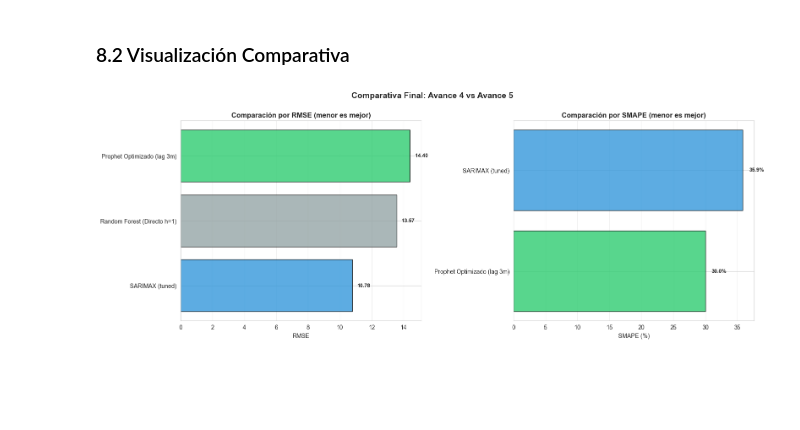
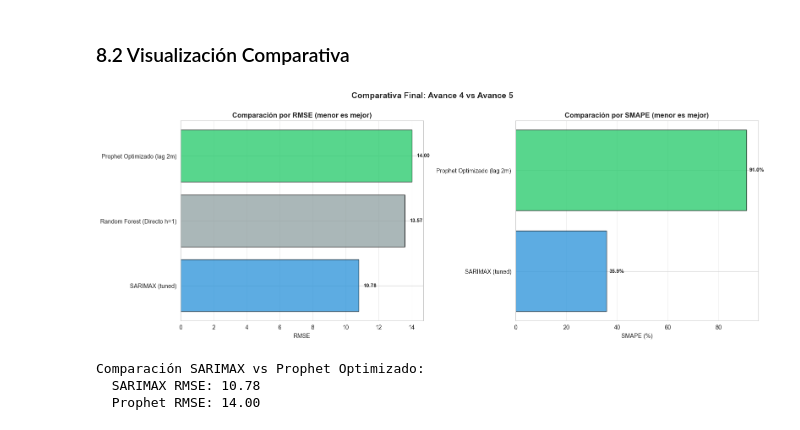
Before and after one commit to GeraP97/pi-equipo32, a Jupyter notebook: notebooks/Model Testing/Avance5/ProphetMau.ipynb, the cells around one changed output. Cells and saved outputs as stored; diff of their text form; code cells hidden in the pictures; blank space fills up the shorter version.

```diff
--- a/notebooks/Model Testing/Avance5/ProphetMau.ipynb
+++ b/notebooks/Model Testing/Avance5/ProphetMau.ipynb
@@ -51,11 +56,8 @@ from pathlib import Path
 import matplotlib.pyplot as plt
 import seaborn as sns
 import warnings
-from copy import deepcopy
 from itertools import product
 
-from scipy.stats import nbinom as nbinom_dist
-from sklearn.ensemble import IsolationForest
 from sklearn.metrics import mean_absolute_error, mean_squared_error
 from sklearn.model_selection import TimeSeriesSplit
 
@@ -77,6 +79,9 @@ TRAIN_END_YEAR = 2018
 TEST_START_YEAR = 2019
 TEST_END_YEAR = 2023
 
+# Único desfase de vacunación a evaluar en esta versión
+DESFASE_VACUNAS = 2
+
 # Función de métrica SMAPE
 def smape(y_true, y_pred):
     """Symmetric Mean Absolute Percentage Error (0-100%)."""
@@ -89,6 +94,7 @@ def smape(y_true, y_pred):
 print("✓ Librerías cargadas correctamente")
 print(f"✓ Período de entrenamiento: {TRAIN_START_YEAR}-{TRAIN_END_YEAR}")
 print(f"✓ Período de prueba: {TEST_START_YEAR}-{TEST_END_YEAR}")
+print(f"✓ Desfase único de vacunación: {DESFASE_VACUNAS} meses")
 # %% [output]
 ✓ Librerías cargadas correctamente
 ✓ Período de entrenamiento: 2010-2018
@@ -240,12 +177,11 @@ Construimos `df_model` con desfase de 2 meses (valor usado en Avance 4) y explor
 # %%
-# Construir df_model con desfase de 2 meses (referencia del Avance 4)
-DESFASE_REFERENCIA = 2
-df_model = integrar_vacunas_con_desfase(df_fe, df_vacunas, desfase_meses=DESFASE_REFERENCIA)
+# Construir df_model con el único desfase configurado
+df_model = integrar_vacunas_con_desfase(df_fe, df_vacunas, desfase_meses=DESFASE_VACUNAS)
 
 # Filtrar período de análisis
 df_model = df_model[
     (df_model["anio"] >= TRAIN_START_YEAR) & (df_model["anio"] <= TEST_END_YEAR)
-].copy()
+] .copy()
 
 print(f"{'='*80}")
 print(f"  ESTRUCTURA DE df_model")
@@ -253,6 +189,7 @@ print(f"{'='*80}")
 print(f"\n✓ Dimensiones: {df_model.shape}")
 print(f"✓ Período: {df_model['fecha'].min().date()} → {df_model['fecha'].max().date()}")
 print(f"✓ Total de registros: {len(df_model)}")
+print(f"✓ Desfase aplicado: {DESFASE_VACUNAS} meses")
 print(f"\n{'─'*80}")
 print(f"  LISTADO COMPLETO DE VARIABLES (Total: {len(df_model.columns)})")
 print(f"{'─'*80}\n")
@@ -263,12 +200,11 @@ variables_target = ["casos_sarampion", "brote"]
 variables_lags = [c for c in df_model.columns if "lag" in c.lower()]
 variables_rolling = [c for c in df_model.columns if "rolling" in c.lower() or "ma" in c.lower()]
 variables_estacionales = [c for c in df_model.columns if any(x in c.lower() for x in ["sin", "cos", "estacion"])]
-variables_anomalia = ["isolation_forest_score", "bayesian_score"]
 variables_vacunas = [c for c in df_model.columns if "dosis" in c.lower() and "lag" in c.lower()]
 variables_otras = [c for c in df_model.columns if c not in
                    variables_meta + variables_target + variables_lags +
-                   variables_rolling + variables_estacionales + variables_anomalia +
-                   variables_vacunas and "pca" not in c.lower() and "factor" not in c.lower()]
+                   variables_rolling + variables_estacionales + variables_vacunas
+                   and "pca" not in c.lower() and "factor" not in c.lower()]
 
 # Mostrar por categorías
 categorias = [
@@ -277,7 +213,6 @@ categorias = [
     ("Lags del Target", variables_lags),
     ("Medias Móviles y Rolling", variables_rolling),
     ("Features Estacionales", variables_estacionales),
-    ("Scores de Anomalía", variables_anomalia),
     ("Vacunación con Desfase", variables_vacunas),
     ("Otras Features", variables_otras),
 ]
@@ -290,7 +225,7 @@ for idx, (categoria, cols) in enumerate(categorias, 1):
             print(f"   • {col:<40} | dtype: {dtype}")
         print()
 
-# Resumen de las 30+ variables predictoras (excluyendo metadata y target)
+# Resumen de las variables predictoras (excluyendo metadata y target)
 cols_excl = {"fecha", "anio", "mes", "casos_sarampion", "brote"} | {
     c for c in df_model.columns if "pca" in c.lower() or "factor" in c.lower()
 }
@@ -387,8 +334,8 @@ Evaluaremos el impacto del desplazamiento temporal de vacunas probando **desfase
 # %%
-# Desfases a evaluar
-DESFASES = [0, 1, 2, 3]
+# Se mantiene como lista de un solo elemento para reutilizar el flujo existente
+DESFASES = [DESFASE_VACUNAS]
 
-# Diccionario para almacenar datasets
+# Diccionario para almacenar dataset
 datasets_por_desfase = {}
 
 for desfase in DESFASES:
@@ -422,7 +369,6 @@ for desfase in DESFASES:
         "col_vacuna": col_vacuna,
     }
 
-    print(f"✓ Desfase {desfase}m: Train={len(df_train)}, Test={len(df_test)}, Variable='{col_vacuna}'")
-
-print(f"\n✓ {len(DESFASES)} configuraciones de desfase preparadas")
+print(f"✓ Desfase único configurado: {DESFASE_VACUNAS} meses")
+print(f"✓ Train={len(df_train)}, Test={len(df_test)}, Variable='{col_vacuna}'")
 # %% [output]
@@ -1438,31 +1375,44 @@ fig, axes = plt.subplots(1, 2, figsize=(16, 6))
 # RMSE comparison
 df_comp_rmse = ranking.copy()
 colors = ["#2ECC71" if "Prophet Optimizado" in m else "#3498DB" if "SARIMAX" in m else "#95A5A6"
           for m in df_comp_rmse["Modelo"]]
 bars = axes[0].barh(df_comp_rmse["Modelo"], df_comp_rmse["RMSE"], color=colors, alpha=0.8, edgecolor="black")
 axes[0].set_xlabel("RMSE")
 axes[0].set_title("Comparación por RMSE (menor es mejor)", fontweight="bold")
 axes[0].grid(True, alpha=0.3, axis="x")
 for bar, val in zip(bars, df_comp_rmse["RMSE"]):
     axes[0].text(bar.get_width() + 0.3, bar.get_y() + bar.get_height()/2,
                  f"{val:.2f}", va="center", fontsize=9, fontweight="bold")
 
 # SMAPE comparison (con manejo robusto de valores mixtos)
 df_comp_smape = df_comparativa.copy()
 df_comp_smape['SMAPE_numeric'] = pd.to_numeric(df_comp_smape['SMAPE(%)'], errors='coerce')
 df_comp_smape = df_comp_smape.dropna(subset=['SMAPE_numeric']).sort_values('SMAPE_numeric').reset_index(drop=True)
 colors_smape = ["#2ECC71" if "Prophet Optimizado" in m else "#3498DB" if "SARIMAX" in m else "#95A5A6"
                 for m in df_comp_smape["Modelo"]]
 bars2 = axes[1].barh(df_comp_smape["Modelo"], df_comp_smape["SMAPE_numeric"], color=colors_smape, alpha=0.8, edgecolor="black")
 axes[1].set_xlabel("SMAPE (%)")
 axes[1].set_title("Comparación por SMAPE (menor es mejor)", fontweight="bold")
 axes[1].grid(True, alpha=0.3, axis="x")
 for bar, val in zip(bars2, df_comp_smape["SMAPE_numeric"]):
     axes[1].text(bar.get_width() + 1, bar.get_y() + bar.get_height()/2,
                  f"{val:.1f}%", va="center", fontsize=9, fontweight="bold")
 
 plt.suptitle("Comparativa Final: Avance 4 vs Avance 5", fontweight="bold", fontsize=14, y=1.00)
 plt.tight_layout()
 plt.show()
+
+# Guardar valores para la interpretación
+sarimax_rmse = 10.78
+prophet_rmse = rmse_test
+sarimax_smape = 35.87
+prophet_smape = smape_test
+
+print(f"\nComparación SARIMAX vs Prophet Optimizado:")
+print(f"  SARIMAX RMSE: {sarimax_rmse:.2f}")
+print(f"  Prophet RMSE: {prophet_rmse:.2f}")
 # %% [output]
-[figure, old version]
+[figure, new version]
+Comparación SARIMAX vs Prophet Optimizado:
+  SARIMAX RMSE: 10.78
+  Prophet RMSE: 14.00
```
Also changed, not shown: parts of 33 cells of this notebook.
